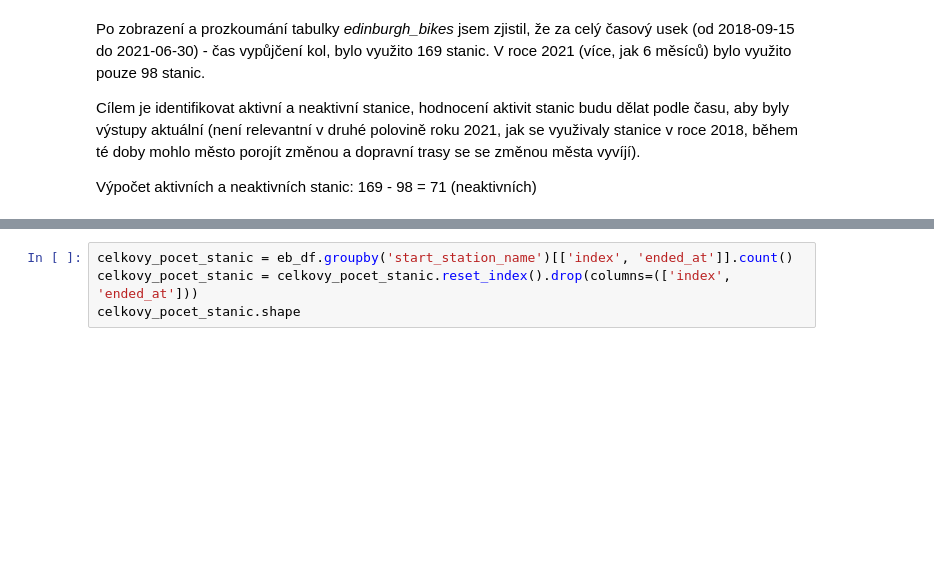
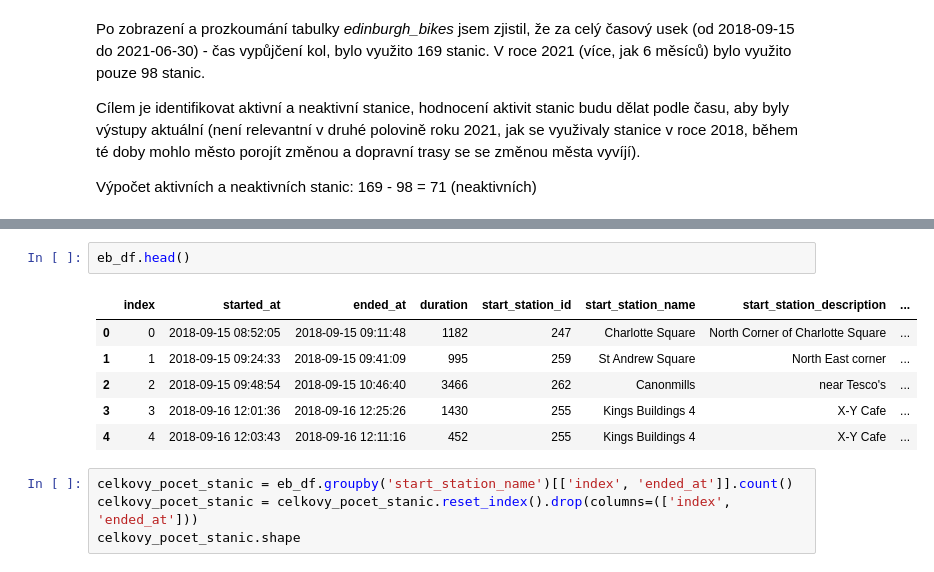
Before and after one commit to Krocan777/Python_projekt_Edinburgh, a Jupyter notebook: Python_Projekt.ipynb, the cells around one changed output, grey strips where cells are left out. Drawn from its saved outputs; the diff is of its cells as text; blank space fills up the shorter version.

```diff
--- a/Python_Projekt.ipynb
+++ b/Python_Projekt.ipynb
@@ -45,3 +26,12 @@ eb_df.sort_values('started_at', ascending=False)
+# %%
+eb_df.head()
+# %% [output]
+|  | index | started_at | ended_at | duration | start_station_id | start_station_name | start_station_description | ... |
+| 0 | 0 | 2018-09-15 08:52:05 | 2018-09-15 09:11:48 | 1182 | 247 | Charlotte Square | North Corner of Charlotte Square | ... |
+| 1 | 1 | 2018-09-15 09:24:33 | 2018-09-15 09:41:09 | 995 | 259 | St Andrew Square | North East corner | ... |
+| 2 | 2 | 2018-09-15 09:48:54 | 2018-09-15 10:46:40 | 3466 | 262 | Canonmills | near Tesco's | ... |
+| 3 | 3 | 2018-09-16 12:01:36 | 2018-09-16 12:25:26 | 1430 | 255 | Kings Buildings 4 | X-Y Cafe | ... |
+| 4 | 4 | 2018-09-16 12:03:43 | 2018-09-16 12:11:16 | 452 | 255 | Kings Buildings 4 | X-Y Cafe | ... |
 # %%
 celkovy_pocet_stanic = eb_df.groupby('start_station_name')[['index', 'ended_at']].count()
 celkovy_pocet_stanic = celkovy_pocet_stanic.reset_index().drop(columns=(['index', 'ended_at']))
```
Also changed, not shown: parts of 10 cells of this notebook.
